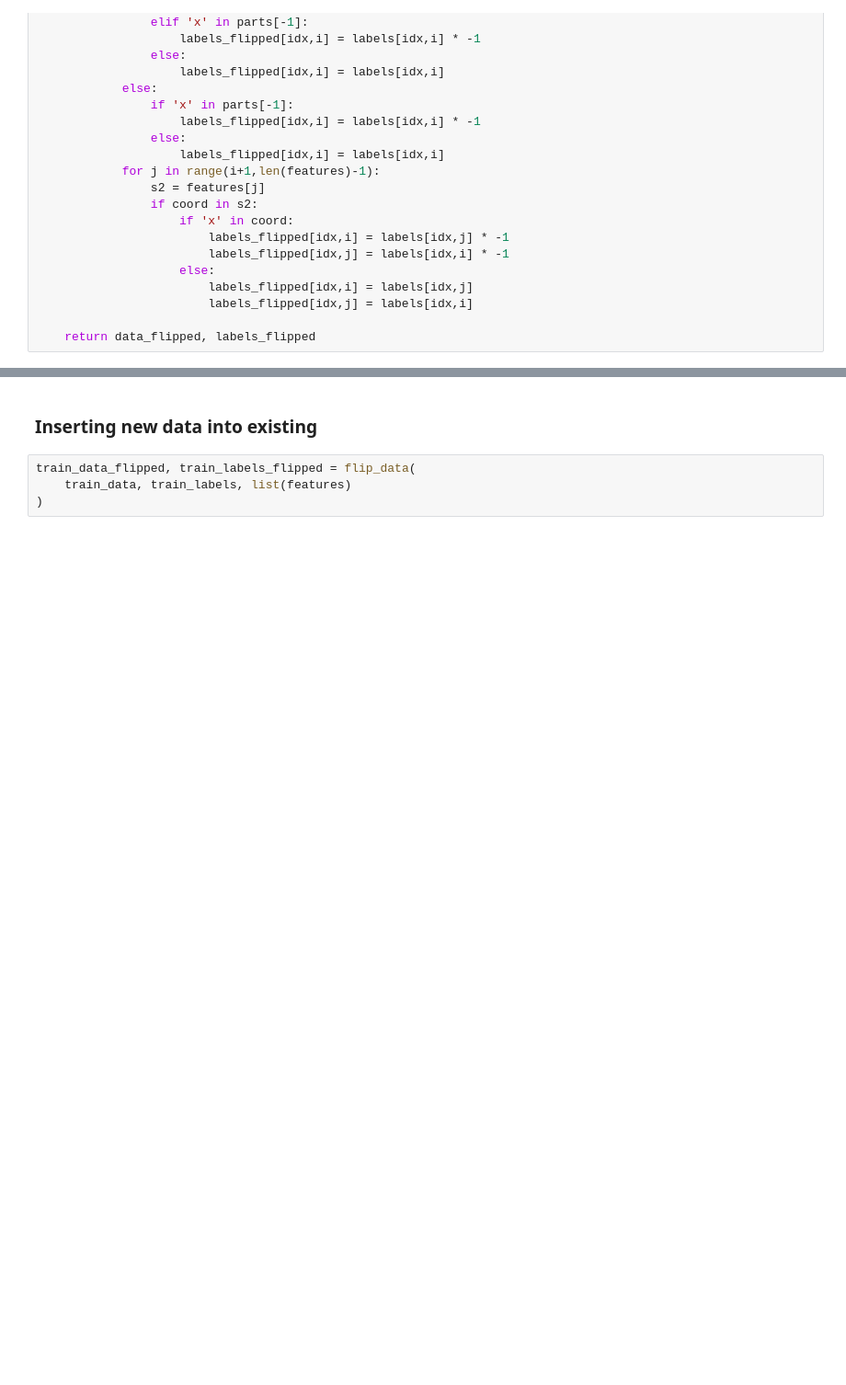
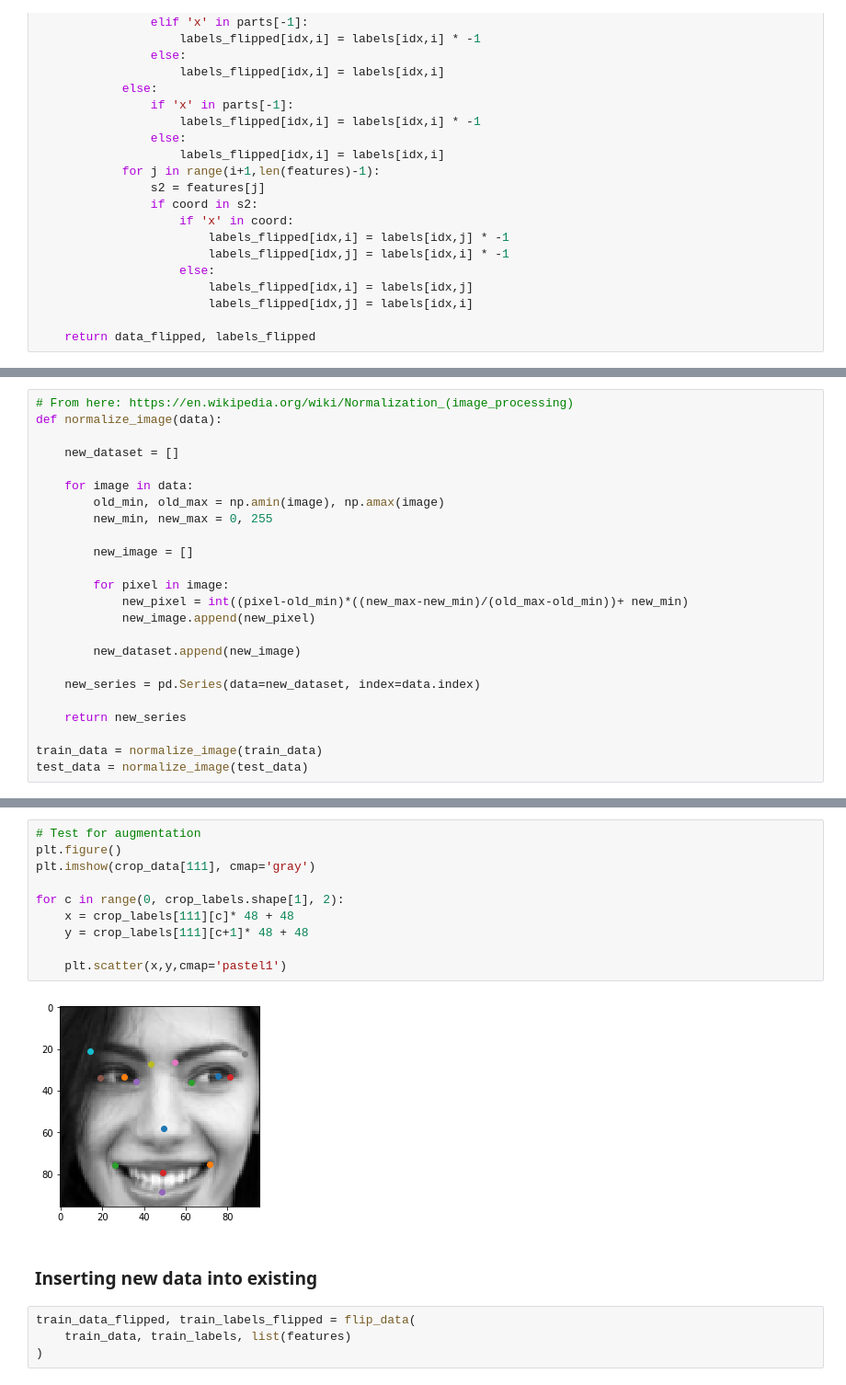
Before and after one commit to alexdauenhauer/MIDS_W207_facial_recognition, a Jupyter notebook: FinalProject-Copy1.ipynb, the cells around one changed output, grey strips where cells are left out. Shown at 92% size. Drawn from its saved outputs; the diff is of its cells as text; blank space fills up the shorter version.

```diff
--- a/FinalProject-Copy1.ipynb
+++ b/FinalProject-Copy1.ipynb
@@ -285,0 +284,24 @@ Other transformations go here:
+# %%
+# From here: https://en.wikipedia.org/wiki/Normalization_(image_processing)
+def normalize_image(data):
+
+    new_dataset = []
+
+    for image in data:
+        old_min, old_max = np.amin(image), np.amax(image)
+        new_min, new_max = 0, 255
+
+        new_image = []
+
+        for pixel in image:
+            new_pixel = int((pixel-old_min)*((new_max-new_min)/(old_max-old_min))+ new_min)
+            new_image.append(new_pixel)
+
+        new_dataset.append(new_image)
+
+    new_series = pd.Series(data=new_dataset, index=data.index)
+
+    return new_series
+
+train_data = normalize_image(train_data)
+test_data = normalize_image(test_data)
@@ -286,3 +352,15 @@ Other transformations go here:
+# %%
+# Test for augmentation
+plt.figure()
+plt.imshow(crop_data[111], cmap='gray')
+
+for c in range(0, crop_labels.shape[1], 2):
+    x = crop_labels[111][c]* 48 + 48
+    y = crop_labels[111][c+1]* 48 + 48
+
+    plt.scatter(x,y,cmap='pastel1')
+# %% [output]
+[figure, added]
 # %% [markdown]
 ### Inserting new data into existing
 # %%
```
Also changed, not shown: parts of 5 cells of this notebook.
